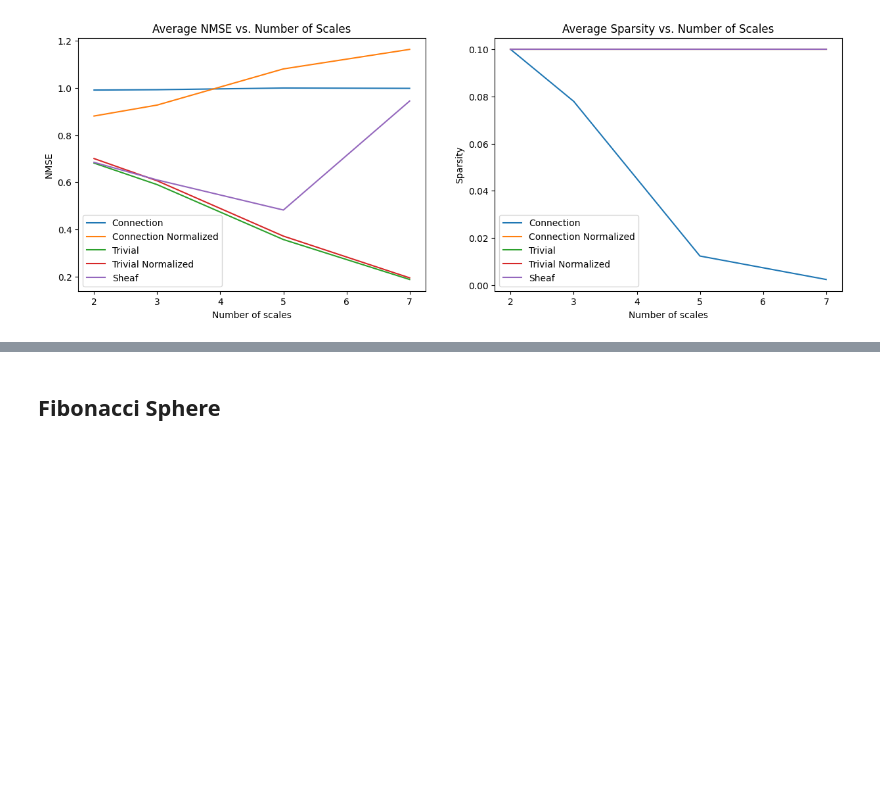
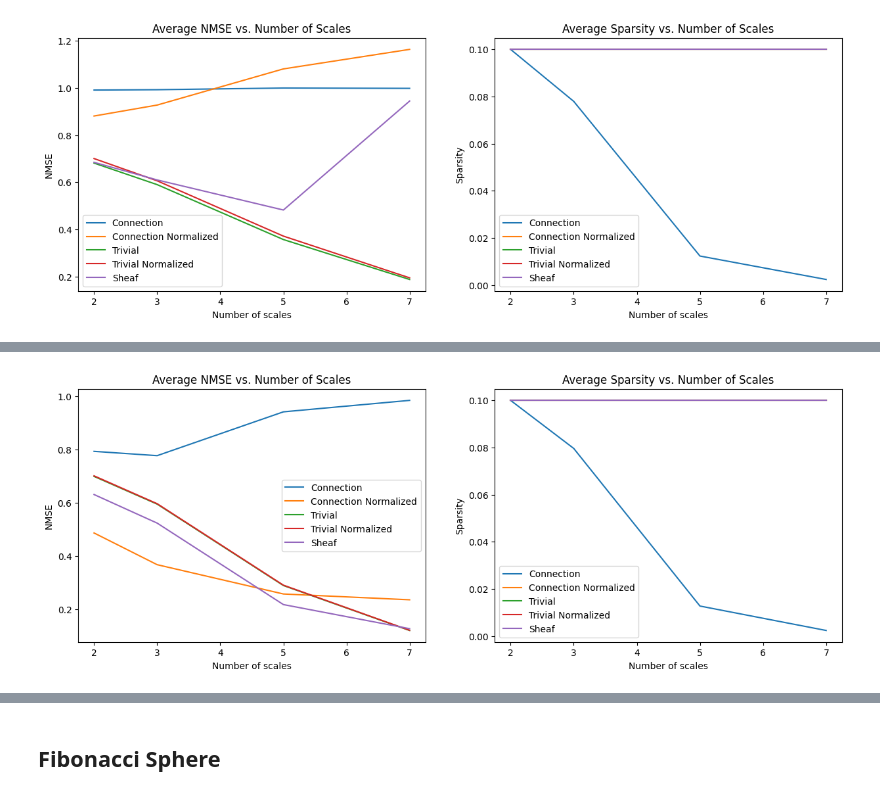
Before and after one commit to gmaurer08/sheaf-signal-processing, a Jupyter notebook: main.ipynb, the cells around one changed output, grey strips where cells are left out. Drawn from its saved outputs; the diff is of its cells as text; code cells hidden in the pictures; blank space fills up the shorter version.

```diff
--- a/main.ipynb
+++ b/main.ipynb
@@ -201,0 +333,4 @@ plot_avg_results_vs_num_scales(num_scales, laplacians, sparsity_results, nmse_re
+# %%
+plot_avg_results_vs_num_scales(num_scales, laplacians, sparsity_results, nmse_results)
+# %% [output]
+[figure, added]
```
Also changed, not shown: parts of 22 cells of this notebook, 1 other file.
